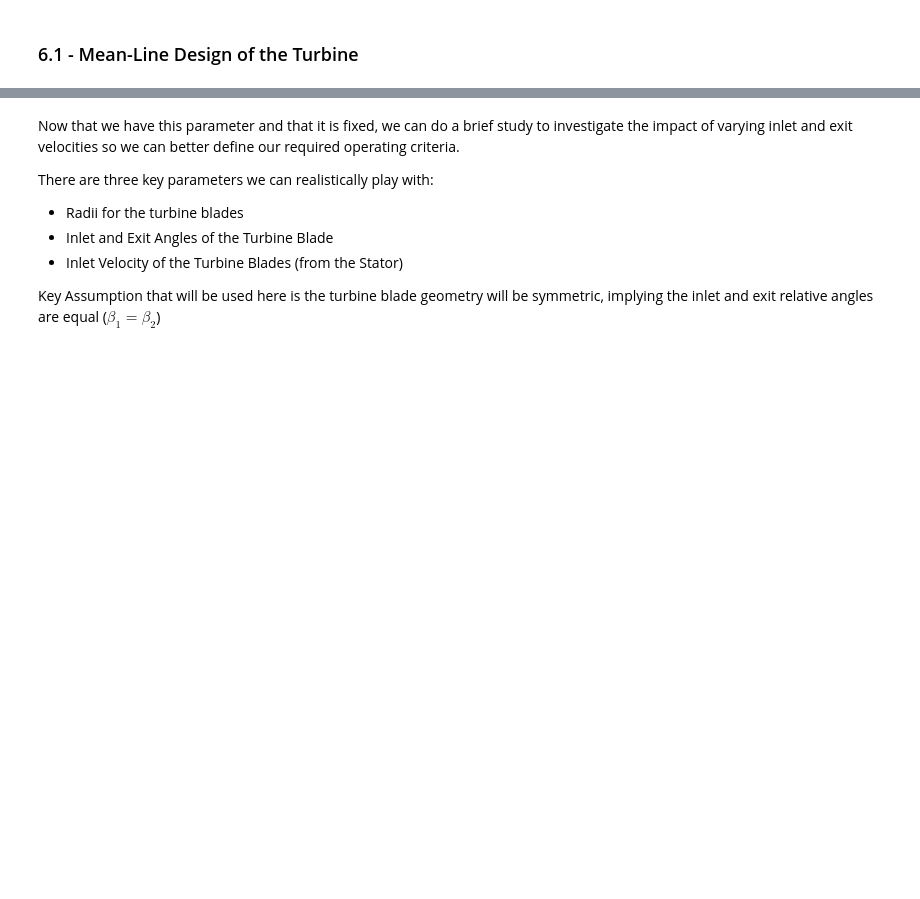
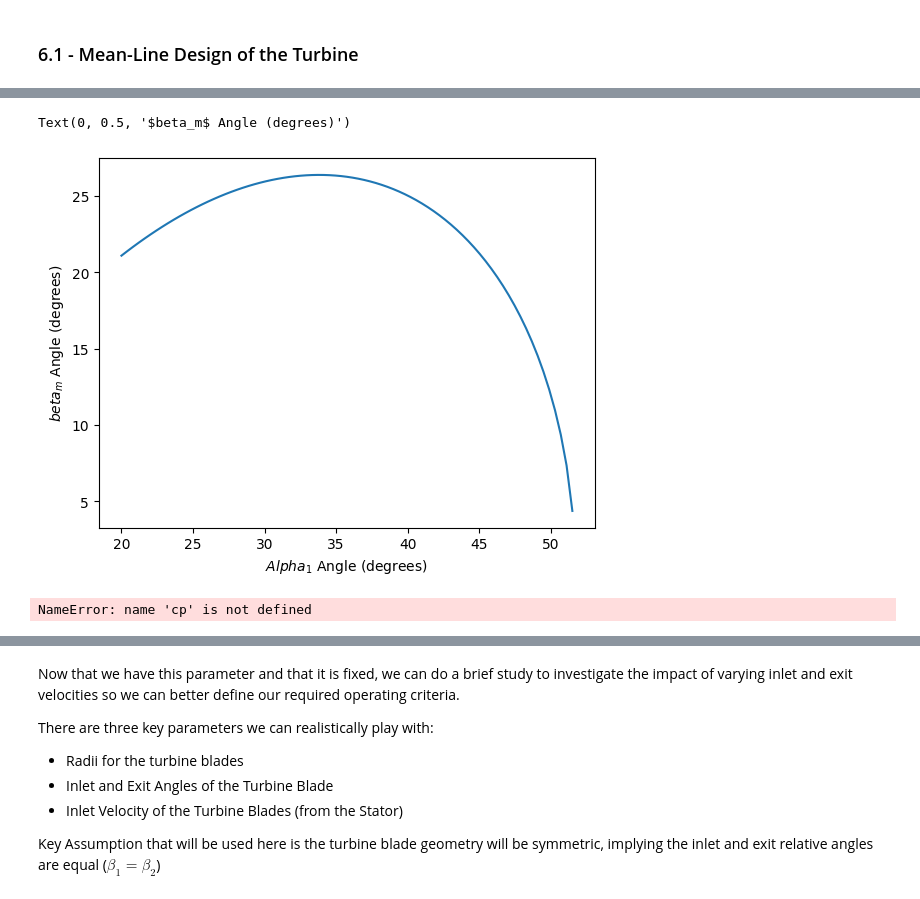
Before and after one commit to EliasAoubala/MermaidManBarnacleBoy, a Jupyter notebook: docs/turbine.ipynb, the cells around one changed output, grey strips where cells are left out. Saved outputs shown, nothing was run; the diff lists cells and outputs as text; code cells hidden in the pictures; blank space fills up the shorter version.

```diff
--- a/docs/turbine.ipynb
+++ b/docs/turbine.ipynb
@@ -644,0 +907,42 @@ N &= 30000 \; \;\textrm{(rpm)}
+# %%
+# We define our alpha array
+
+alpha_arr = np.linspace(20,60,100)*np.pi/180
+
+
+
+phi = 0.95
+
+power_param = 1/(2*phi)
+
+k = ( ( np.sin(alpha_arr)**2 + (np.cos(alpha_arr) - (phi * np.cos(alpha_arr))/2)**2)**(1/2) ) * np.cos(alpha_arr)
+
+
+beta_arr = np.acos(power_param/k)
+
+plt.plot(alpha_arr*180/np.pi, beta_arr*180/np.pi)
+plt.xlabel(f"$ Alpha_1 $ Angle (degrees)")
+plt.ylabel("$beta_m$ Angle (degrees)")
+# %% [output]
+Text(0, 0.5, '$beta_m$ Angle (degrees)')
+[figure, added]
+# %%
+C_1 = (2*cp*(T_inlet - T_exit_s))**(1/2)
+
+U = (1/2) * 0.95 * C_1 * np.cos(alpha_arr)
+
+print(U)
+
+N = 20000
+
+omega = (N*2*np.pi)/60 # rad/s
+
+r_1 = U/omega
+
+print(r_1)
+
+plt.plot(alpha_arr*180/np.pi, r_1*1e3)
+plt.xlabel(f"$ Alpha_1 $ Angle (degrees)")
+plt.ylabel("Blade Height (mm)")
+# %% [output]
+NameError: name 'cp' is not defined
```
Also changed, not shown: parts of 29 cells of this notebook.
